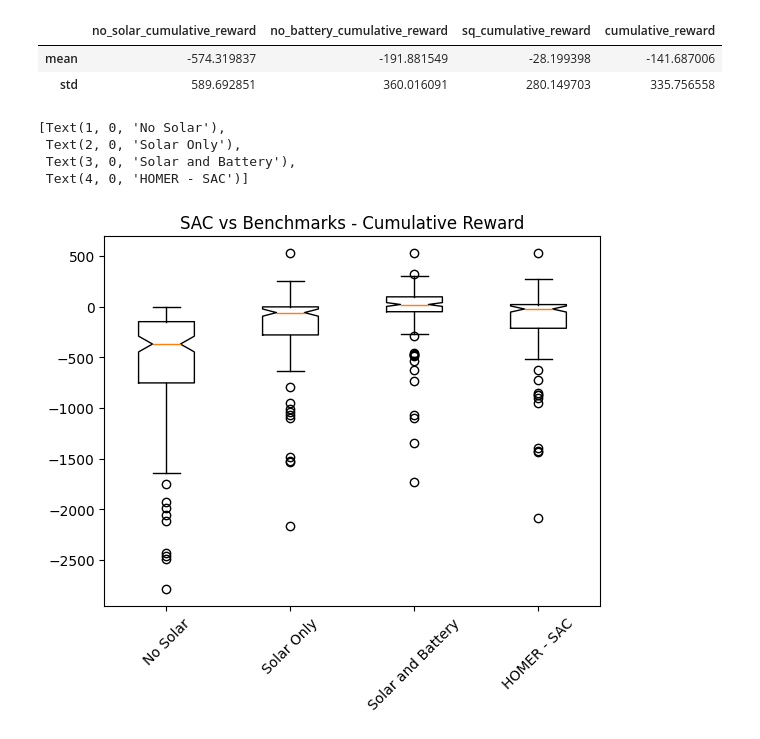
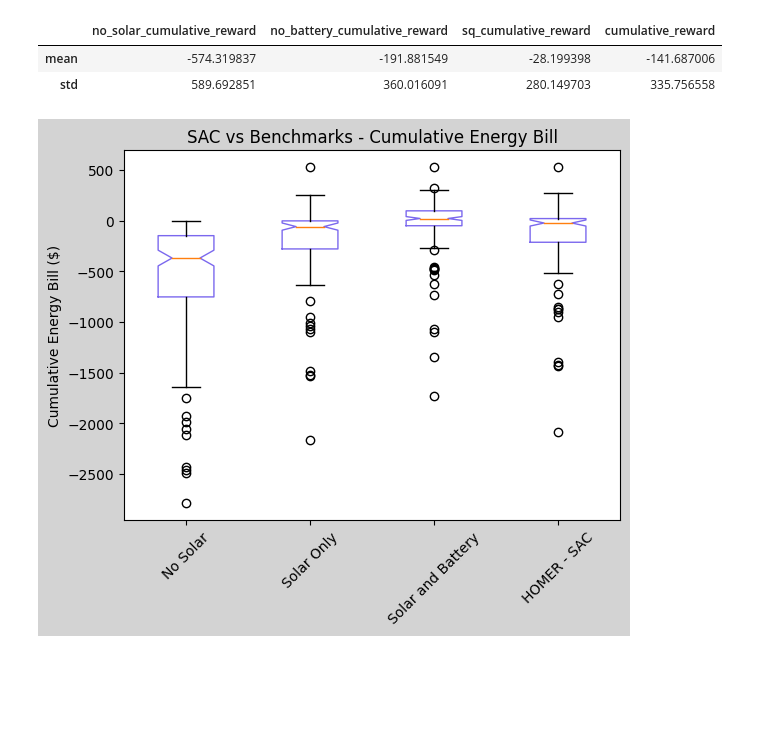
Before and after one commit to bcormier1/home-energy-optimizer, a Jupyter notebook: experiments/plot summary.ipynb, the cells around one changed output. Saved outputs shown, nothing was run; the diff lists cells and outputs as text; code cells hidden in the pictures; blank space fills up the shorter version.

```diff
--- a/experiments/plot summary.ipynb
+++ b/experiments/plot summary.ipynb
@@ -45,13 +72,11 @@ agg_df
 | std | 589.692851 | 360.016091 | 280.149703 | 335.756558 |
 # %%
 fig1, ax1 = plt.subplots()
-ax1.set_title(f'{algo.upper()} vs Benchmarks - Cumulative Reward')
-ax1.boxplot(df[cols2], notch = True)
+ax1.set_title(f'{algo.upper()} vs Benchmarks - Cumulative Energy Bill')
+ax1.boxplot(df[cols2], notch = True,boxprops=dict(color='mediumslateblue'))
 ax1.set_xticklabels(labels=labels, rotation = 45)
+ax1.set_ylabel('Cumulative Energy Bill ($)')
+fig1.set_facecolor("lightgrey")
 # %% [output]
-[Text(1, 0, 'No Solar'),
- Text(2, 0, 'Solar Only'),
- Text(3, 0, 'Solar and Battery'),
- Text(4, 0, 'HOMER - SAC')]
-[figure, old version]
+[figure, new version]
 # %%
```
Also changed, not shown: parts of 3 cells of this notebook, 6 other files.
